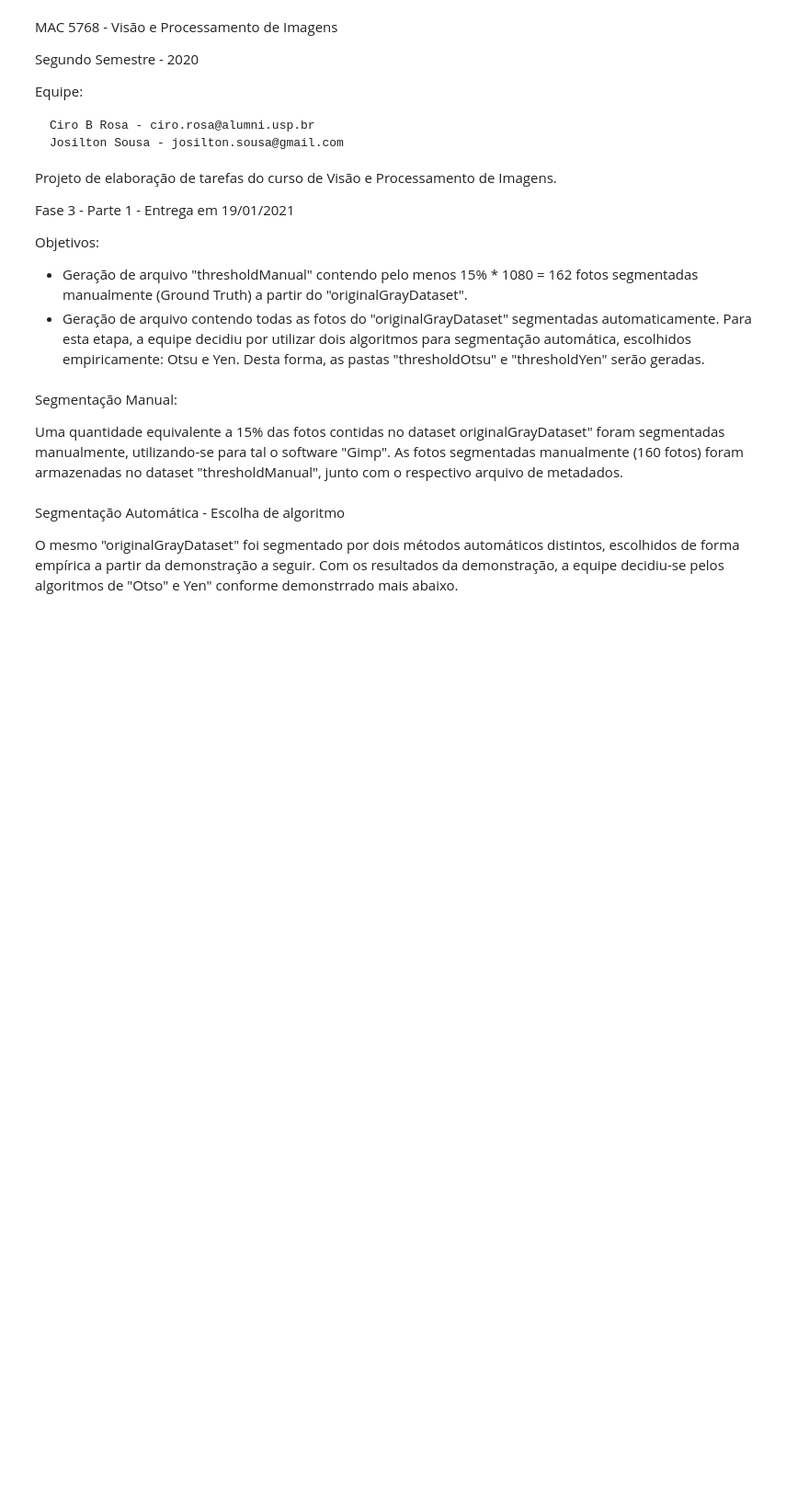
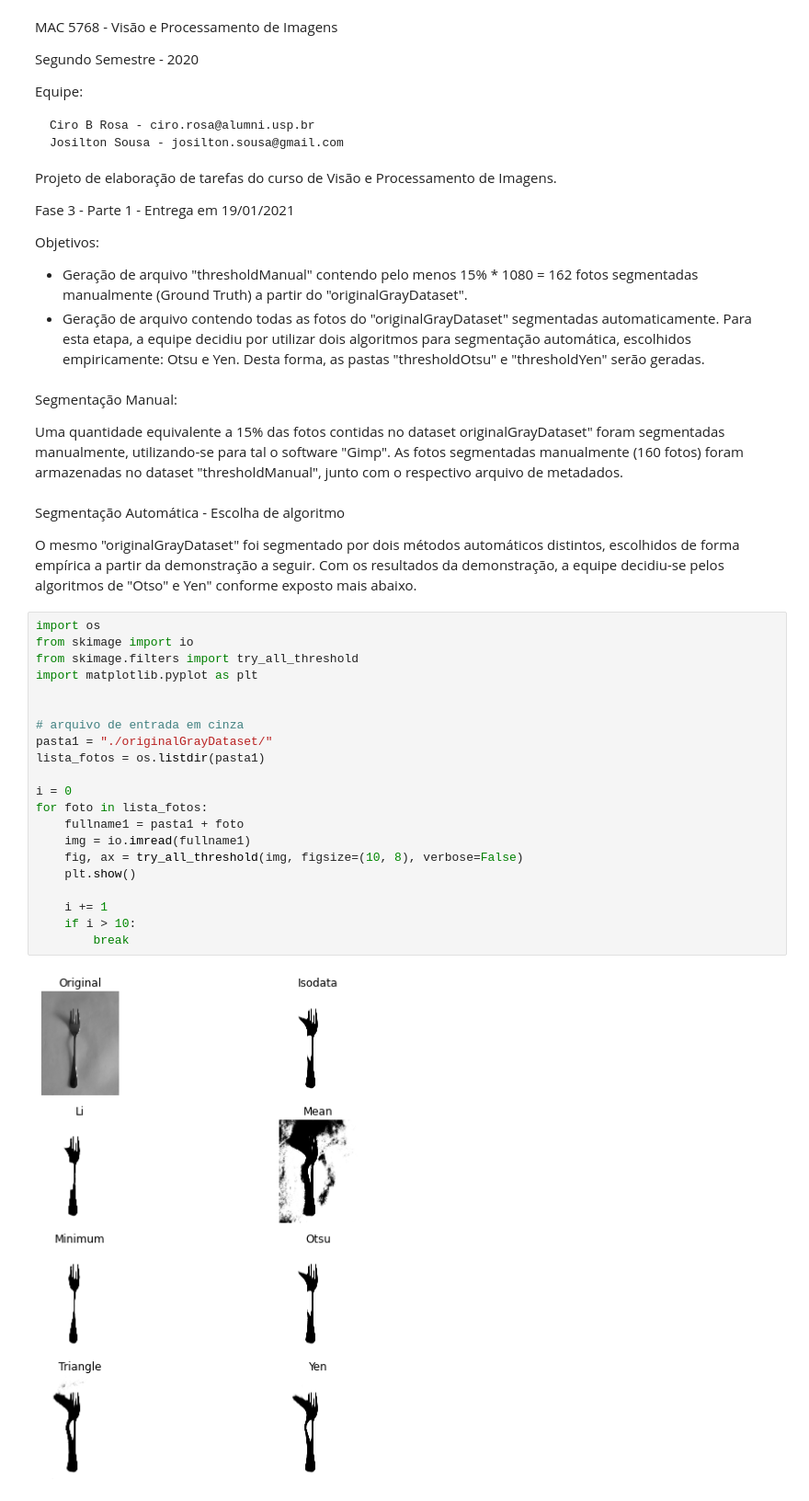
Before and after one commit to cirobr/mac5768-visao-processamento-imagens-projeto, a Jupyter notebook: ep3-1-segmentacao-bbox.ipynb, the cells around one changed output. Shown at 92% size. Saved outputs shown, nothing was run; the diff lists cells and outputs as text; blank space fills up the shorter version.

```diff
--- a/ep3-1-segmentacao-bbox.ipynb
+++ b/ep3-1-segmentacao-bbox.ipynb
@@ -23,4 +23,27 @@ Uma quantidade equivalente a 15% das fotos contidas no dataset originalGrayDatas
 # %% [markdown]
 Segmentação Automática - Escolha de algoritmo
 
-O mesmo "originalGrayDataset" foi segmentado por dois métodos automáticos distintos, escolhidos de forma empírica a partir da demonstração a seguir. Com os resultados da demonstração, a equipe decidiu-se pelos algoritmos de "Otso" e Yen" conforme demonstrrado mais abaixo.
+O mesmo "originalGrayDataset" foi segmentado por dois métodos automáticos distintos, escolhidos de forma empírica a partir da demonstração a seguir. Com os resultados da demonstração, a equipe decidiu-se pelos algoritmos de "Otso" e Yen" conforme exposto mais abaixo.
+# %%
+import os
+from skimage import io
+from skimage.filters import try_all_threshold
+import matplotlib.pyplot as plt
+
+
+# arquivo de entrada em cinza
+pasta1 = "./originalGrayDataset/"
+lista_fotos = os.listdir(pasta1)
+
+i = 0
+for foto in lista_fotos:
+    fullname1 = pasta1 + foto
+    img = io.imread(fullname1)
+    fig, ax = try_all_threshold(img, figsize=(10, 8), verbose=False)
+    plt.show()
+
+    i += 1
+    if i > 10:
+        break
+# %% [output]
+[figure, added]
```
Also changed, not shown: parts of 3 cells of this notebook, 5 other files.
